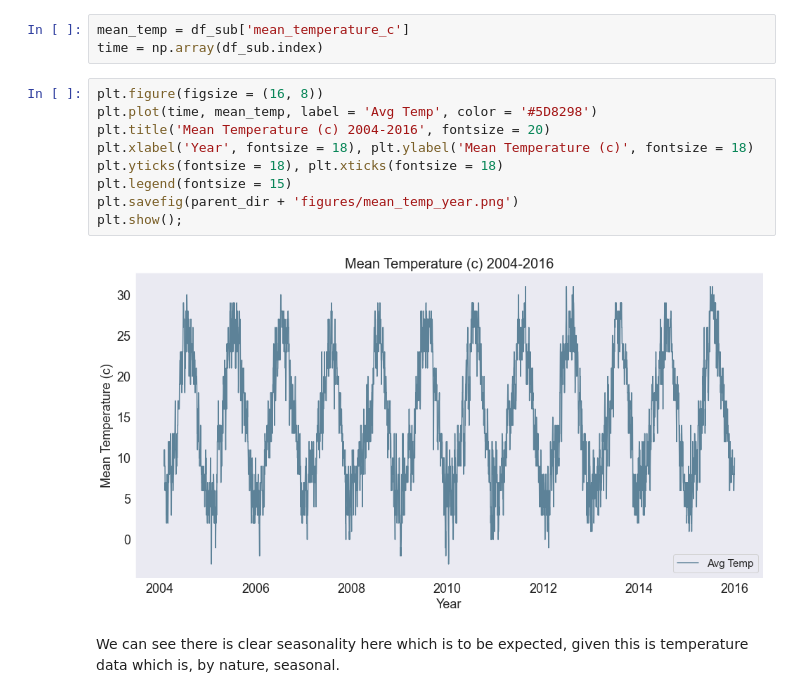
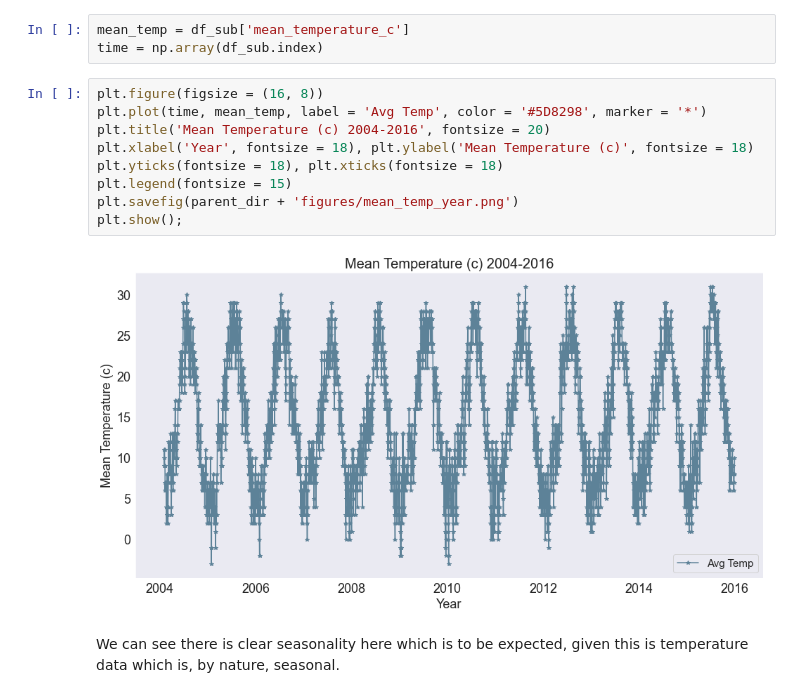
Before and after one commit to lecritch/madrid_temperature_time_series, a Jupyter notebook: notebooks/exploratory/01_eda_lc.ipynb, the cells around one changed output. Saved outputs shown, nothing was run; the diff lists cells and outputs as text.

```diff
--- a/notebooks/exploratory/01_eda_lc.ipynb
+++ b/notebooks/exploratory/01_eda_lc.ipynb
@@ -226,15 +226,15 @@ mean_temp = df_sub['mean_temperature_c']
 time = np.array(df_sub.index)
 # %%
 plt.figure(figsize = (16, 8))
-plt.plot(time, mean_temp, label = 'Avg Temp', color = '#5D8298')
+plt.plot(time, mean_temp, label = 'Avg Temp', color = '#5D8298', marker = '*')
 plt.title('Mean Temperature (c) 2004-2016', fontsize = 20)
 plt.xlabel('Year', fontsize = 18), plt.ylabel('Mean Temperature (c)', fontsize = 18)
 plt.yticks(fontsize = 18), plt.xticks(fontsize = 18)
 plt.legend(fontsize = 15)
 plt.savefig(parent_dir + 'figures/mean_temp_year.png')
 plt.show();
 # %% [output]
-[figure, old version]
+[figure, new version]
 # %% [markdown]
 We can see there is clear seasonality here which is to be expected, given this is temperature data which is, by nature, seasonal.
 # %% [markdown]
```
Also changed, not shown: 2 other files.
